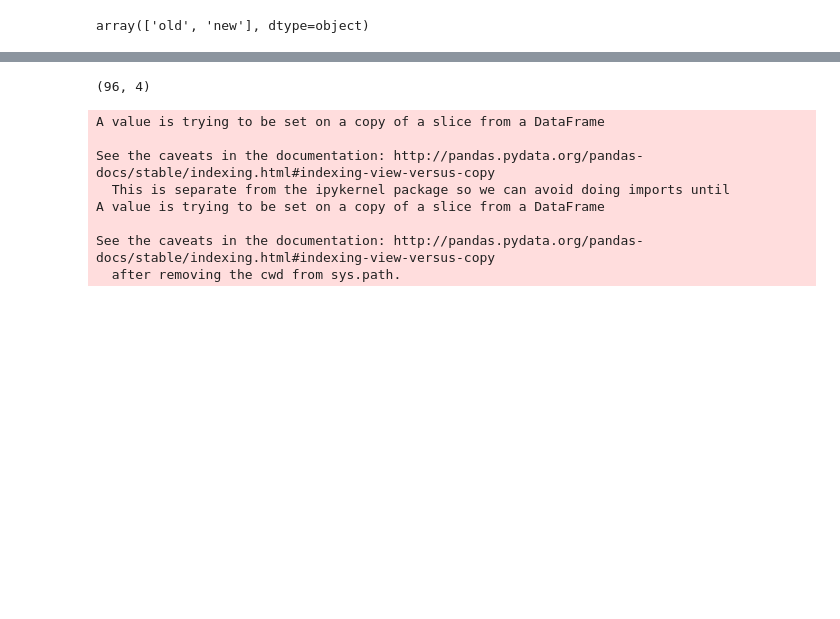
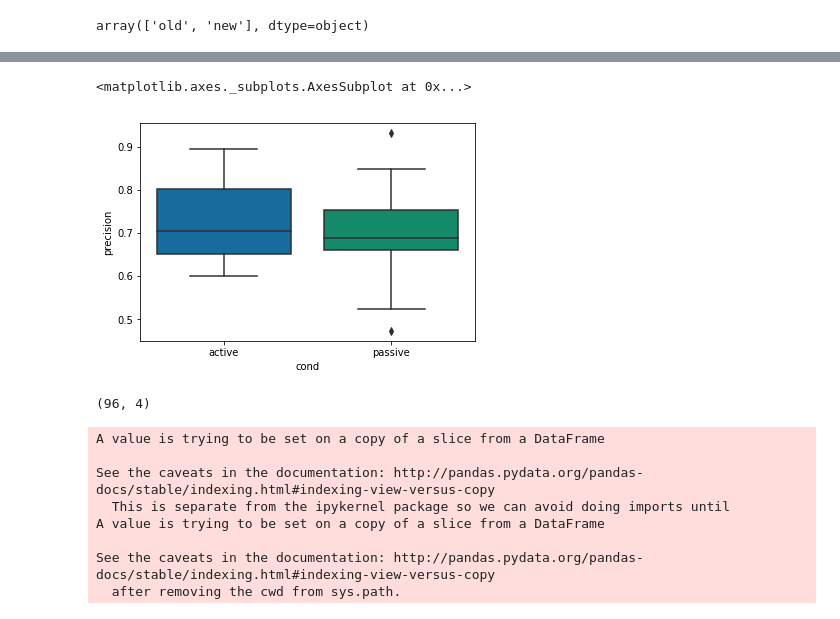
Before and after one commit to donnajobridge/data_visualizations, a Jupyter notebook: rencode/rencode_visualizations.ipynb, the cells around one changed output, grey strips where cells are left out. Drawn from its saved outputs; the diff is of its cells as text; code cells hidden in the pictures; blank space fills up the shorter version.

```diff
--- a/rencode/rencode_visualizations.ipynb
+++ b/rencode/rencode_visualizations.ipynb
@@ -30,3 +166,8 @@ rencode['accuracy']=rencode['accuracy'].map({False:0, True:1})
+# %%
+sns.boxplot(x='cond', y='precision', data = scoresdf, palette = 'colorblind')
+# %% [output]
+<matplotlib.axes._subplots.AxesSubplot at 0x...>
+[figure, added]
 # %%
 old=rencode[rencode['old/new']==0]
 new=rencode[rencode['old/new']==1]
```
Also changed, not shown: parts of 13 cells of this notebook, 41 other files.
